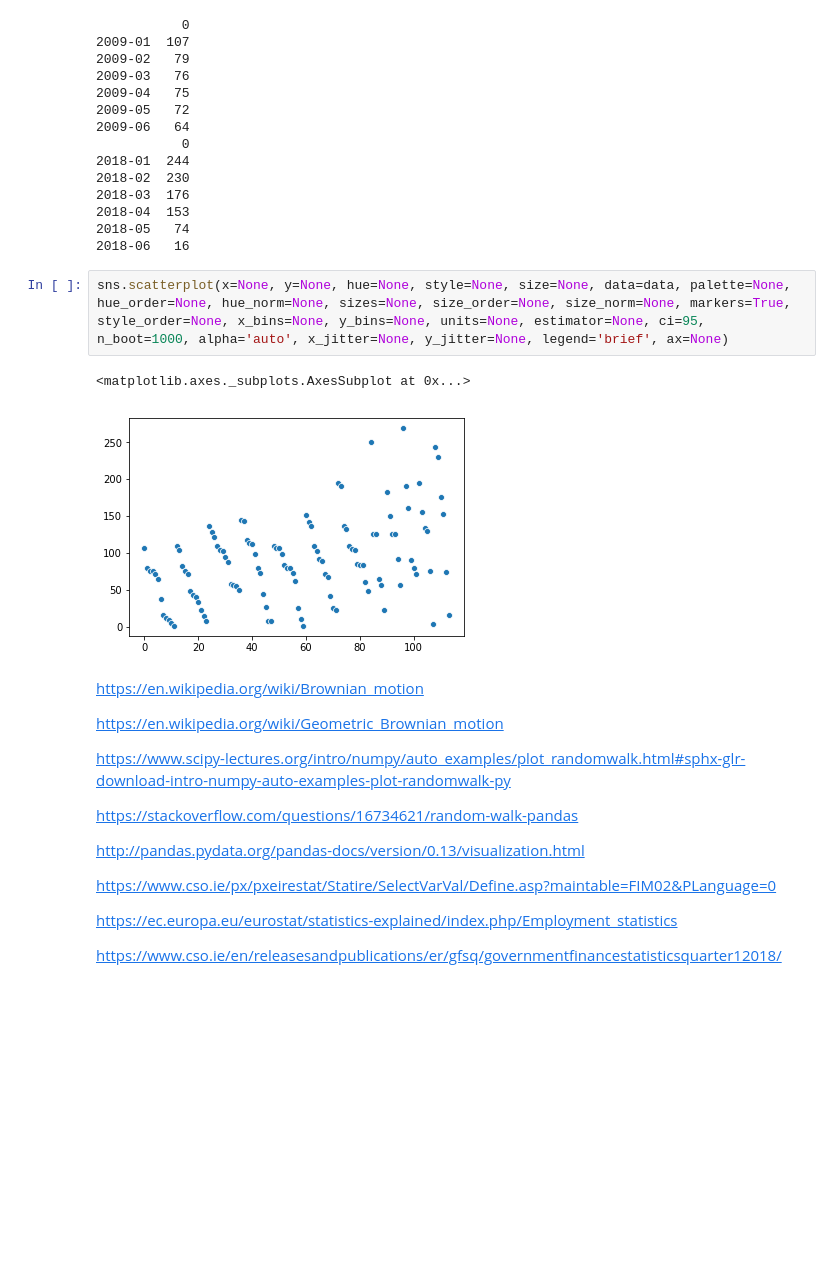
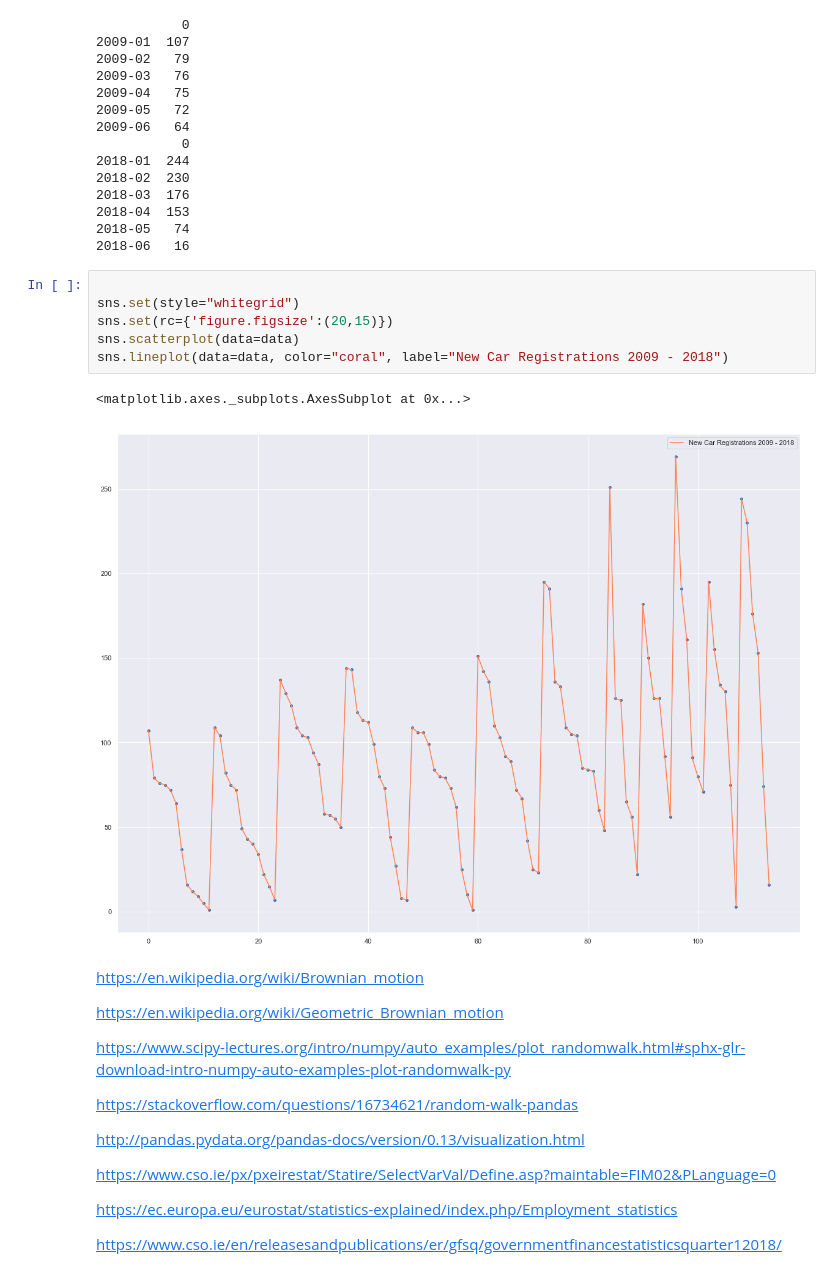
Before and after one commit to MichaelORegan/52465-Programming-for-Data-Analysis-Project, a Jupyter notebook: 52465 Programming for Data Analysis Project.ipynb, the cells around one changed output. Drawn from its saved outputs; the diff is of its cells as text; blank space fills up the shorter version.

Commit message:
added connected scatterplot for new car sales

```diff
--- a/52465 Programming for Data Analysis Project.ipynb
+++ b/52465 Programming for Data Analysis Project.ipynb
@@ -219,11 +218,15 @@ print(df.tail(6))
 2018-04  153
 2018-05   74
 2018-06   16
-# %%
-sns.scatterplot(x=None, y=None, hue=None, style=None, size=None, data=data, palette=None, hue_order=None, hue_norm=None, sizes=None, size_order=None, size_norm=None, markers=True, style_order=None, x_bins=None, y_bins=None, units=None, estimator=None, ci=95, n_boot=1000, alpha='auto', x_jitter=None, y_jitter=None, legend='brief', ax=None)
-# %% [output]
-<matplotlib.axes._subplots.AxesSubplot at 0x...>
-[figure, removed]
+# %%
+
+sns.set(style="whitegrid")
+sns.set(rc={'figure.figsize':(20,15)})
+sns.scatterplot(data=data)
+sns.lineplot(data=data, color="coral", label="New Car Registrations 2009 - 2018")
+# %% [output]
+<matplotlib.axes._subplots.AxesSubplot at 0x...>
+[figure, added]
 # %% [markdown]
 https://en.wikipedia.org/wiki/Brownian_motion
 
```
Also changed, not shown: parts of 2 cells of this notebook, 1 other file.
